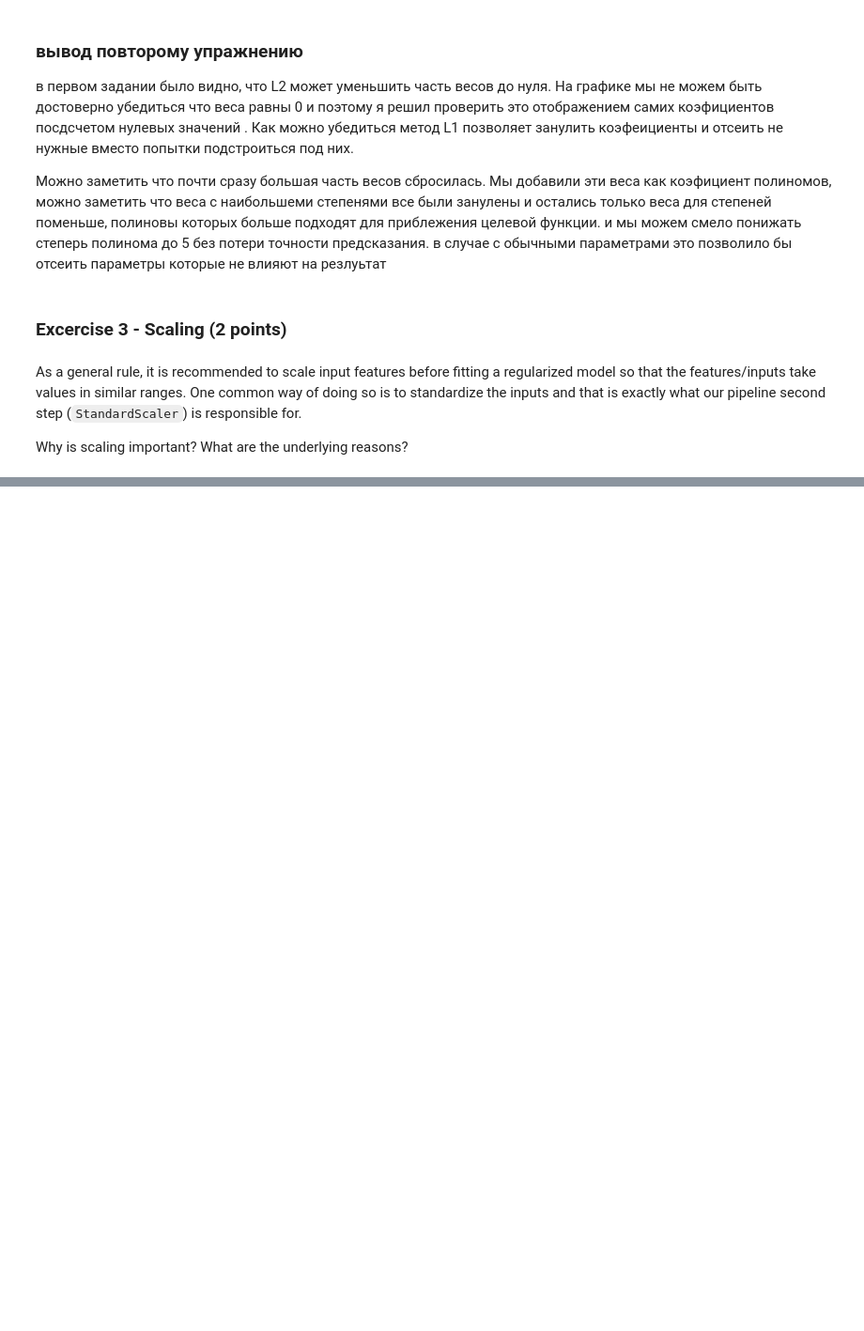
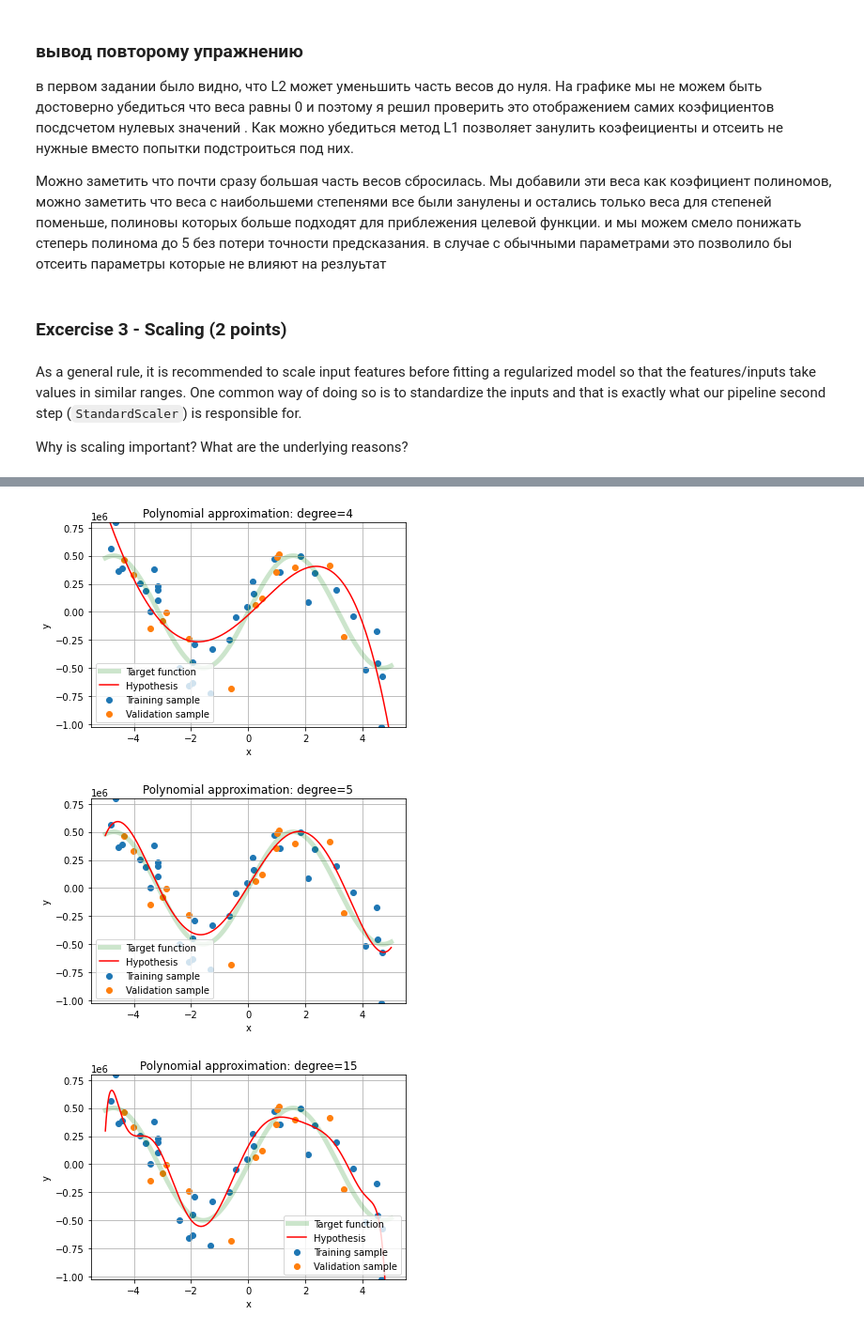
Before and after one commit to YakovGrischenko/rss-ml-intro, a Jupyter notebook: 3_overfitting_regularization/overfitting_regularization.ipynb, the cells around one changed output, grey strips where cells are left out. Shown at 94% size. Cells and saved outputs as stored; diff of their text form; code cells hidden in the pictures; blank space fills up the shorter version.

```diff
--- a/3_overfitting_regularization/overfitting_regularization.ipynb
+++ b/3_overfitting_regularization/overfitting_regularization.ipynb
@@ -545,0 +589,7 @@ Why is scaling important? What are the underlying reasons?
+# %%
+for degree in [4, 5,15]:
+    plot_fit(make_model(degree, penalty='L1', alpha=0.09).fit(X_train, y_train), target_function_huge)
+# %% [output]
+[figure, added]
+[figure, added]
+[figure, added]
```
Also changed, not shown: parts of 10 cells of this notebook.
